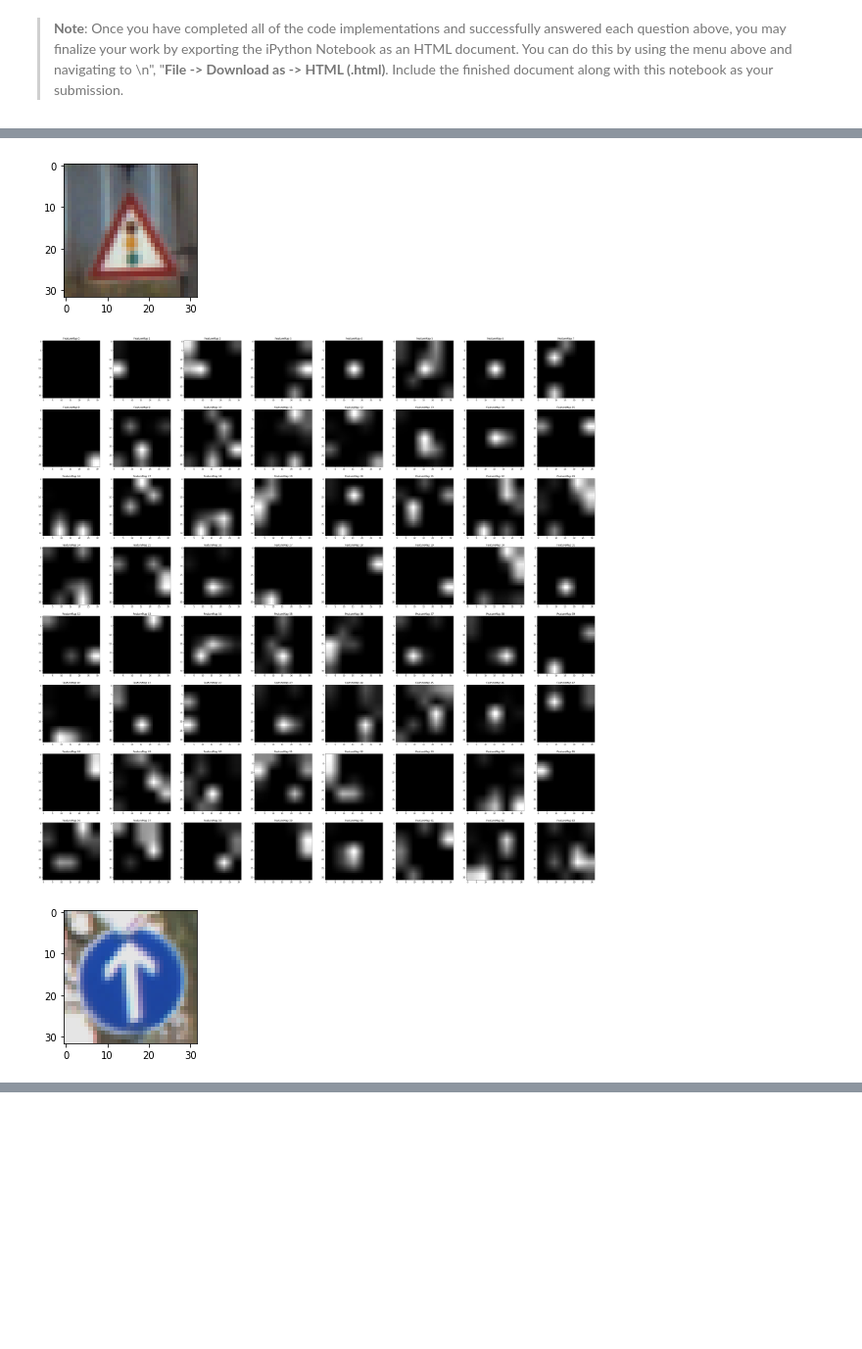
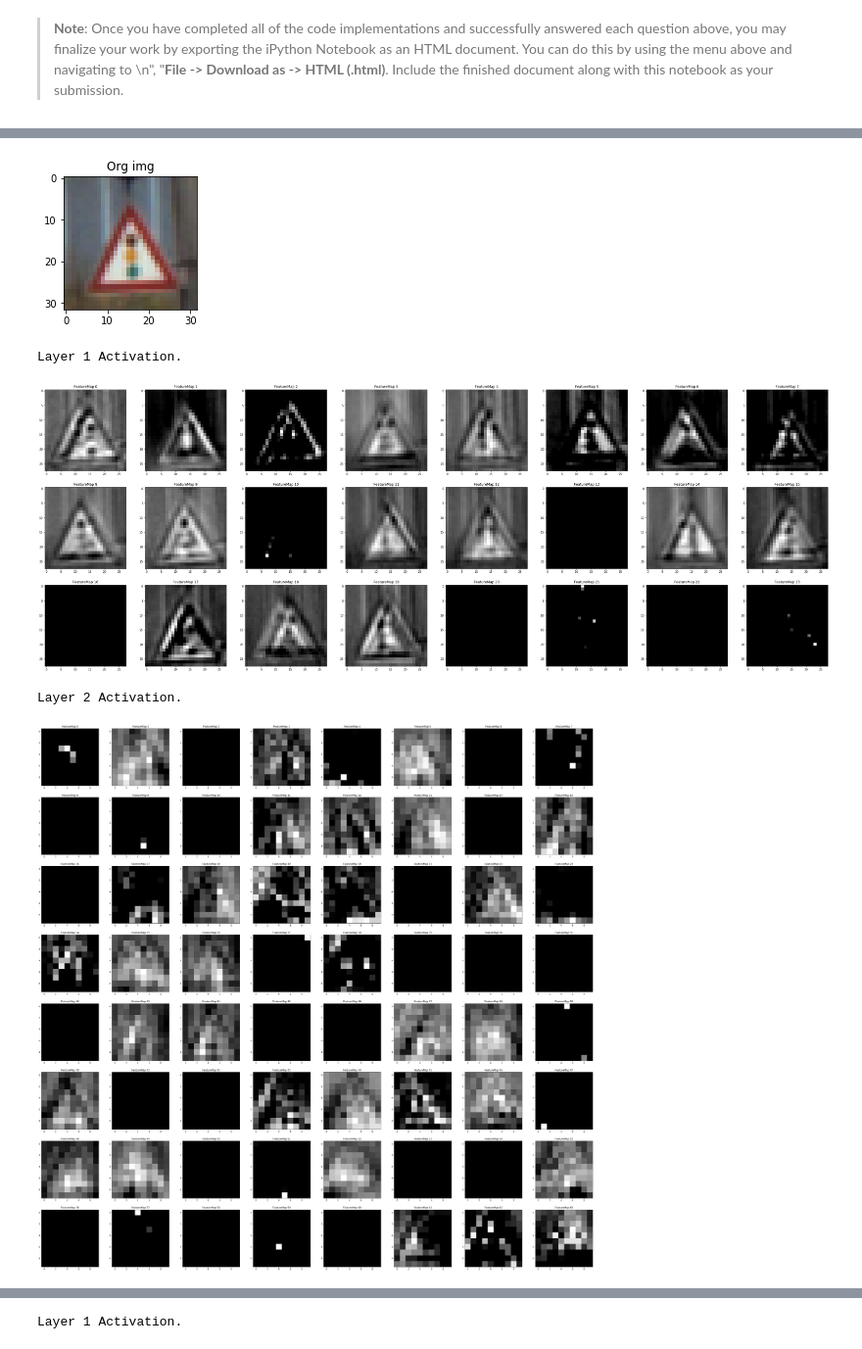
Before and after one commit to jawilk/Traffic-Sign-Classifier, a Jupyter notebook: Traffic_Sign_Classifier.ipynb, the cells around one changed output, grey strips where cells are left out. Shown at 98% size. Saved outputs shown, nothing was run; the diff lists cells and outputs as text; code cells hidden in the pictures; blank space fills up the shorter version.

Commit message:
Change activation visualization

```diff
--- a/Traffic_Sign_Classifier.ipynb
+++ b/Traffic_Sign_Classifier.ipynb
@@ -448,6 +448,7 @@ from sklearn.utils import shuffle
 def train_model(X_train, y_train, X_valid, y_valid, saver, save_path, early_stopping = False):
     if early_stopping:
         acc_act = 0.9
+        epoch_act = 0
         print('Training with early stopping.')
     else:
         print('Training without early stopping.')
@@ -499,6 +500,7 @@ def train_model(X_train, y_train, X_valid, y_valid, saver, save_path, early_stop
             print("Model saved")
         else:
             print('Final model saved from epoch: ', epoch_act, '  with Validation accuracy: ', acc_act)
+        saver.save(sess, './model_last2')
 
     return train_acc_all, train_loss_all, valid_acc_all, valid_loss_all
 # %%
@@ -663,7 +665,7 @@ from tensorflow.contrib.layers import flatten
 import tensorflow as tf
 
 tf.reset_default_graph()
-def LeNet2(x, keep_prob, mu=0, sigma=0.1, filter1=12, filter2=32, neurond1=120, neurond2=84, conv3 = False):
+def LeNet2(x, keep_prob, mu=0, sigma=0.1, filter1=12, filter2=32, neurond1=120, neurond2=84, conv3 = False, activ0 = False, activ1 = False, activ2 = False):
 
     nb_classes = 43 # Classes
     # Layer 1: Convolutional. Input = 32x32x3(/1). Output = 28x28xfilter1.
@@ -675,7 +677,8 @@ def LeNet2(x, keep_prob, mu=0, sigma=0.1, filter1=12, filter2=32, neurond1=120,
 
     # Activation.
     conv1_layer = tf.nn.relu(conv1_layer)
-
+    if activ0:
+        return conv1_layer
     # Pooling. Input = 28x28xfilter1. Output = 14x14xfilter1.
     conv1_layer = tf.nn.max_pool(conv1_layer, ksize=[1, 2, 2, 1],
     strides=[1, 2, 2, 1], padding='VALID')
@@ -685,11 +688,12 @@ def LeNet2(x, keep_prob, mu=0, sigma=0.1, filter1=12, filter2=32, neurond1=120,
     conv2_w = tf.Variable(tf.truncated_normal([5, 5, filter1, filter2],  mean = mu, stddev = sigma))
     conv2_b = tf.Variable(tf.zeros(filter2))
     ## Apply Convolution and add bias
-    global conv2_layer
     conv2_layer = tf.nn.conv2d(conv1_layer, conv2_w, strides=[1, 1, 1, 1], padding='VALID') + conv2_b
 
     # Activation.
     conv2_layer = tf.nn.relu(conv2_layer)
+    if activ1:
+        return conv2_layer
 
     # Pooling. Input = 10x10xfilter2. Output = 5x5xfilter2.
     conv2_layer = tf.nn.max_pool(conv2_layer, ksize=[1, 2, 2, 1],
@@ -701,11 +705,12 @@ def LeNet2(x, keep_prob, mu=0, sigma=0.1, filter1=12, filter2=32, neurond1=120,
         conv3_w = tf.Variable(tf.truncated_normal([3, 3, filter2, filter2],  mean = mu, stddev = sigma))
         conv3_b = tf.Variable(tf.zeros(filter2))
         ## Apply Convolution and add bias
-        global conv3_layer
         conv3_layer = tf.nn.conv2d(conv2_layer, conv3_w, strides=[1, 1, 1, 1], padding='VALID') + conv3_b
 
         # Activation.
         conv3_layer = tf.nn.relu(conv3_layer)
+        if activ2:
+            return conv3_layer
         conv3_layer1 = tf.nn.dropout(conv3_layer, keep_prob)
 
         # Flatten. Input = 5x5xfilter2. Output = 5*5*filter2.
@@ -2160,44 +2165,62 @@ For an example of what feature map outputs look like, check out NVIDIA's results
 
 def outputFeatureMap(image_input, tf_activation, activation_min=-1, activation_max=-1 ,plt_num=1):
     # Here make sure to preprocess your image_input in a way your network expects
     # with size, normalization, ect if needed
     # image_input =
     # Note: x should be the same name as your network's tensorflow data placeholder variable
     # If you get an error tf_activation is not defined it may be having trouble accessing the variable from inside a function
-    saver = tf.train.Saver()
     with tf.Session() as sess:
-        checkpnt = tf.train.latest_checkpoint('./model_last2_model/')
-        saver.restore(sess, './model_last2_model/model_last2.ckpt')
-        activation = sess.run(tf_activation,feed_dict={x: image_input})
+        sess.run(tf.global_variables_initializer())
+        saver = tf.train.import_meta_graph('model_last2.meta')
+        saver.restore(sess, tf.train.latest_checkpoint('./'))
+
+        #checkpnt = tf.train.latest_checkpoint('./model_last2_model/')
+        #saver.restore(sess, './model_last2_model/model_last2.ckpt')
+        #activation = sess.run(conv3_layer,feed_dict={x: image_input})
+        activation = tf_activation.eval(session=sess,feed_dict={x : image_input})
         featuremaps = activation.shape[3]
         plt.figure(plt_num, figsize=(50,50))
         for featuremap in range(featuremaps):
             plt.subplot(8,8, featuremap+1) # sets the number of feature maps to show on each row and column
             plt.title('FeatureMap ' + str(featuremap)) # displays the feature map number
             if activation_min != -1 & activation_max != -1:
-                plt.imshow(cv2.resize(activation[0,:,:, featuremap],(32,32)), interpolation="nearest", vmin =activation_min, vmax=activation_max, cmap="gray")
+                plt.imshow(activation[0,:,:, featuremap], interpolation="nearest", vmin =activation_min, vmax=activation_max, cmap="gray")
             elif activation_max != -1:
-                plt.imshow(cv2.resize(activation[0,:,:, featuremap],(32,32)), interpolation="nearest", vmax=activation_max, cmap="gray")
+                plt.imshow(activation[0,:,:, featuremap], interpolation="nearest", vmax=activation_max, cmap="gray")
             elif activation_min !=-1:
-                plt.imshow(cv2.resize(activation[0,:,:, featuremap],(32,32)), interpolation="nearest", vmin=activation_min, cmap="gray")
+                plt.imshow(activation[0,:,:, featuremap], interpolation="nearest", vmin=activation_min, cmap="gray")
             else:
-                plt.imshow(cv2.resize(activation[0,:,:, featuremap],(32,32)), interpolation="nearest", cmap="gray")
-
+                plt.imshow(activation[0,:,:, featuremap], interpolation="nearest", cmap="gray")
+        plt.show()
 # Example 1
+activa = LeNet2(x, keep_prob, filter1=24, filter2=64, conv3 = True, activ0 = True)
 new_img = normalize(X_train[1400])
 plt.figure(figsize=(2.5,2.5))
+plt.title('Org img')
 plt.imshow(new_img)
 plt.show()
 new_img = np.expand_dims(new_img,0)
-outputFeatureMap(new_img, conv2_layer)
+print('Layer 1 Activation.')
+outputFeatureMap(new_img, activa)
+activa2 = LeNet2(x, keep_prob, filter1=24, filter2=64, conv3 = True, activ1 = True)
+print('Layer 2 Activation.')
+outputFeatureMap(new_img, activa2)
 # Example 2
+activa = LeNet2(x, keep_prob, filter1=24, filter2=64, conv3 = True, activ0 = True)
 new_img = normalize(X_train[20000])
 plt.figure(figsize=(2.5,2.5))
+plt.title('Org img')
 plt.imshow(new_img)
 plt.show()
 new_img = np.expand_dims(new_img,0)
-outputFeatureMap(new_img, conv3_layer)
+print('Layer 1 Activation.')
+outputFeatureMap(new_img, activa)
+activa2 = LeNet2(x, keep_prob, filter1=24, filter2=64, conv3 = True, activ1 = True)
+print('Layer 2 Activation.')
+outputFeatureMap(new_img, activa2)
 # %% [output]
-[figure, old version]
+[figure, new version]
+Layer 1 Activation.
-[figure, old version]
+[figure, new version]
+Layer 2 Activation.
-[figure, old version]
+[figure, new version]
@@ -2204,0 +2228 @@ outputFeatureMap(new_img, conv3_layer)
+Layer 1 Activation.
```
Also changed, not shown: parts of 4 cells of this notebook, 1 other file.
